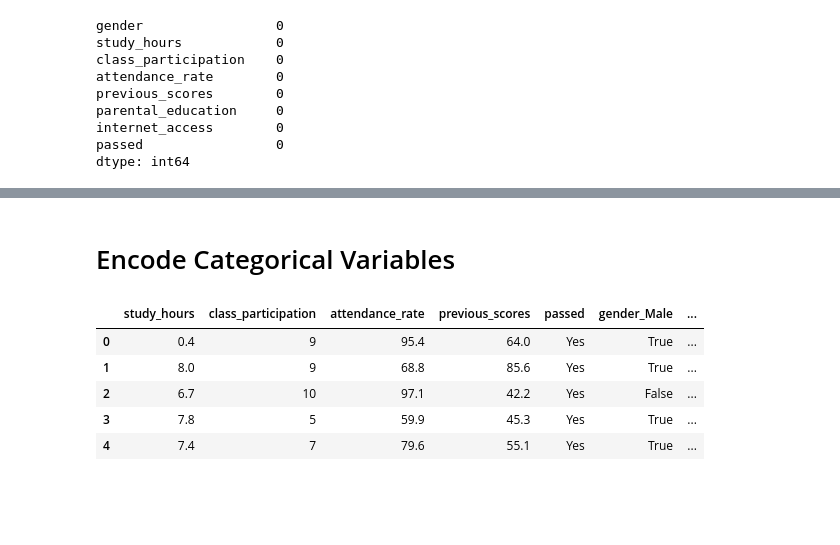
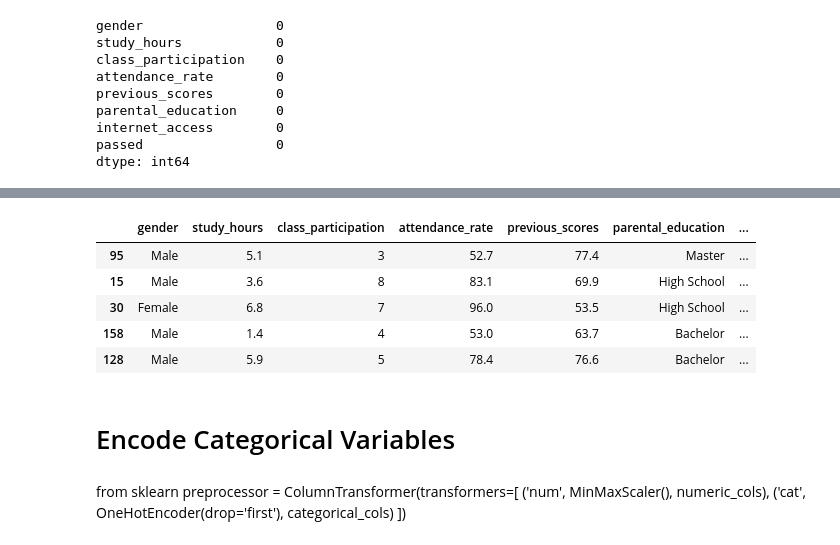
Before and after one commit to neuroCodexAI/Machine---Learning---Project, a Jupyter notebook: student_exam_performance.ipynb/student_pipeline.ipynb, the cells around one changed output, grey strips where cells are left out. Drawn from its saved outputs; the diff is of its cells as text; code cells hidden in the pictures; blank space fills up the shorter version.

```diff
--- a/student_exam_performance.ipynb/student_pipeline.ipynb
+++ b/student_exam_performance.ipynb/student_pipeline.ipynb
@@ -45,3 +60,12 @@ dtype: int64
+# %%
+X_test.head()
+# %% [output]
+|  | gender | study_hours | class_participation | attendance_rate | previous_scores | parental_education | ... |
+| 95 | Male | 5.1 | 3 | 52.7 | 77.4 | Master | ... |
+| 15 | Male | 3.6 | 8 | 83.1 | 69.9 | High School | ... |
+| 30 | Female | 6.8 | 7 | 96.0 | 53.5 | High School | ... |
+| 158 | Male | 1.4 | 4 | 53.0 | 63.7 | Bachelor | ... |
+| 128 | Male | 5.9 | 5 | 78.4 | 76.6 | Bachelor | ... |
 # %% [markdown]
 # Encode Categorical Variables
 # %%
@@ -52,9 +80,12 @@ df['passed'] = df['passed'].map({'No': 0, 'Yes': 1})
+# %% [markdown]
+from sklearn
+preprocessor = ColumnTransformer(transformers=[
+    ('num', MinMaxScaler(), numeric_cols),
+    ('cat', OneHotEncoder(drop='first'), categorical_cols)
+])
 # %%
-df_encode.head()
+from sklearn.linear_model import LogisticRegression
+pipe = Pipeline(steps=[
+    ('preprocess', preprocessor),
+    ('model', LogisticRegression())
+])
-# %% [output]
-|  | study_hours | class_participation | attendance_rate | previous_scores | passed | gender_Male | ... |
-| 0 | 0.4 | 9 | 95.4 | 64.0 | Yes | True | ... |
-| 1 | 8.0 | 9 | 68.8 | 85.6 | Yes | True | ... |
-| 2 | 6.7 | 10 | 97.1 | 42.2 | Yes | False | ... |
-| 3 | 7.8 | 5 | 59.9 | 45.3 | Yes | True | ... |
-| 4 | 7.4 | 7 | 79.6 | 55.1 | Yes | True | ... |
```
Also changed, not shown: parts of 6 cells of this notebook, 5 other files.
